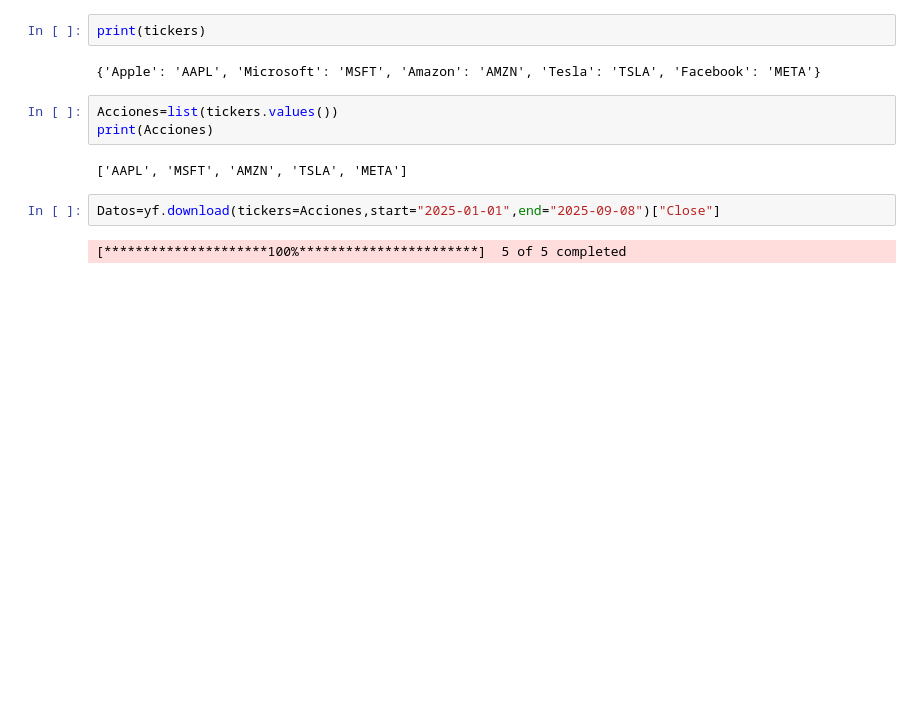
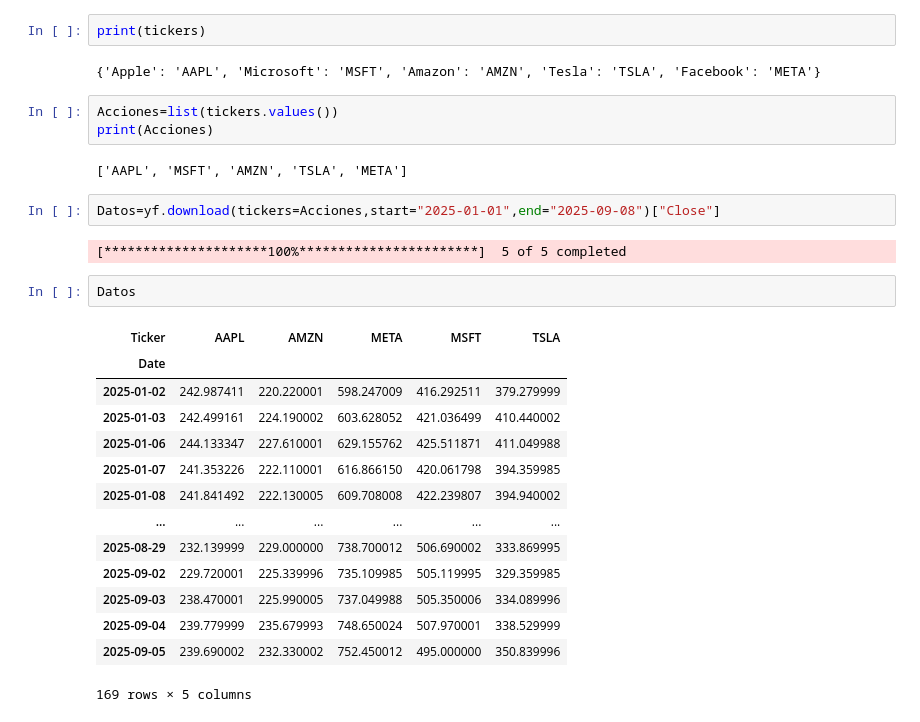
Before and after one commit to Maricielo-Gomez/Lenguajes-de-programacion, a Jupyter notebook: YahooFinancePython.ipynb, the cells around one changed output. Cells and saved outputs as stored; diff of their text form; blank space fills up the shorter version.

```diff
--- a/YahooFinancePython.ipynb
+++ b/YahooFinancePython.ipynb
@@ -280,3 +282,20 @@ print(Acciones)
 Datos=yf.download(tickers=Acciones,start="2025-01-01",end="2025-09-08")["Close"]
 # %% [output]
 [*********************100%***********************]  5 of 5 completed
+# %%
+Datos
+# %% [output]
+| Ticker | AAPL | AMZN | META | MSFT | TSLA |
+| Date |  |  |  |  |  |
+| 2025-01-02 | 242.987411 | 220.220001 | 598.247009 | 416.292511 | 379.279999 |
+| 2025-01-03 | 242.499161 | 224.190002 | 603.628052 | 421.036499 | 410.440002 |
+| 2025-01-06 | 244.133347 | 227.610001 | 629.155762 | 425.511871 | 411.049988 |
+| 2025-01-07 | 241.353226 | 222.110001 | 616.866150 | 420.061798 | 394.359985 |
+| 2025-01-08 | 241.841492 | 222.130005 | 609.708008 | 422.239807 | 394.940002 |
+| ... | ... | ... | ... | ... | ... |
+| 2025-08-29 | 232.139999 | 229.000000 | 738.700012 | 506.690002 | 333.869995 |
+| 2025-09-02 | 229.720001 | 225.339996 | 735.109985 | 505.119995 | 329.359985 |
+| 2025-09-03 | 238.470001 | 225.990005 | 737.049988 | 505.350006 | 334.089996 |
+| 2025-09-04 | 239.779999 | 235.679993 | 748.650024 | 507.970001 | 338.529999 |
+| 2025-09-05 | 239.690002 | 232.330002 | 752.450012 | 495.000000 | 350.839996 |
+169 rows × 5 columns
```
Also changed, not shown: parts of 1 cell of this notebook.
